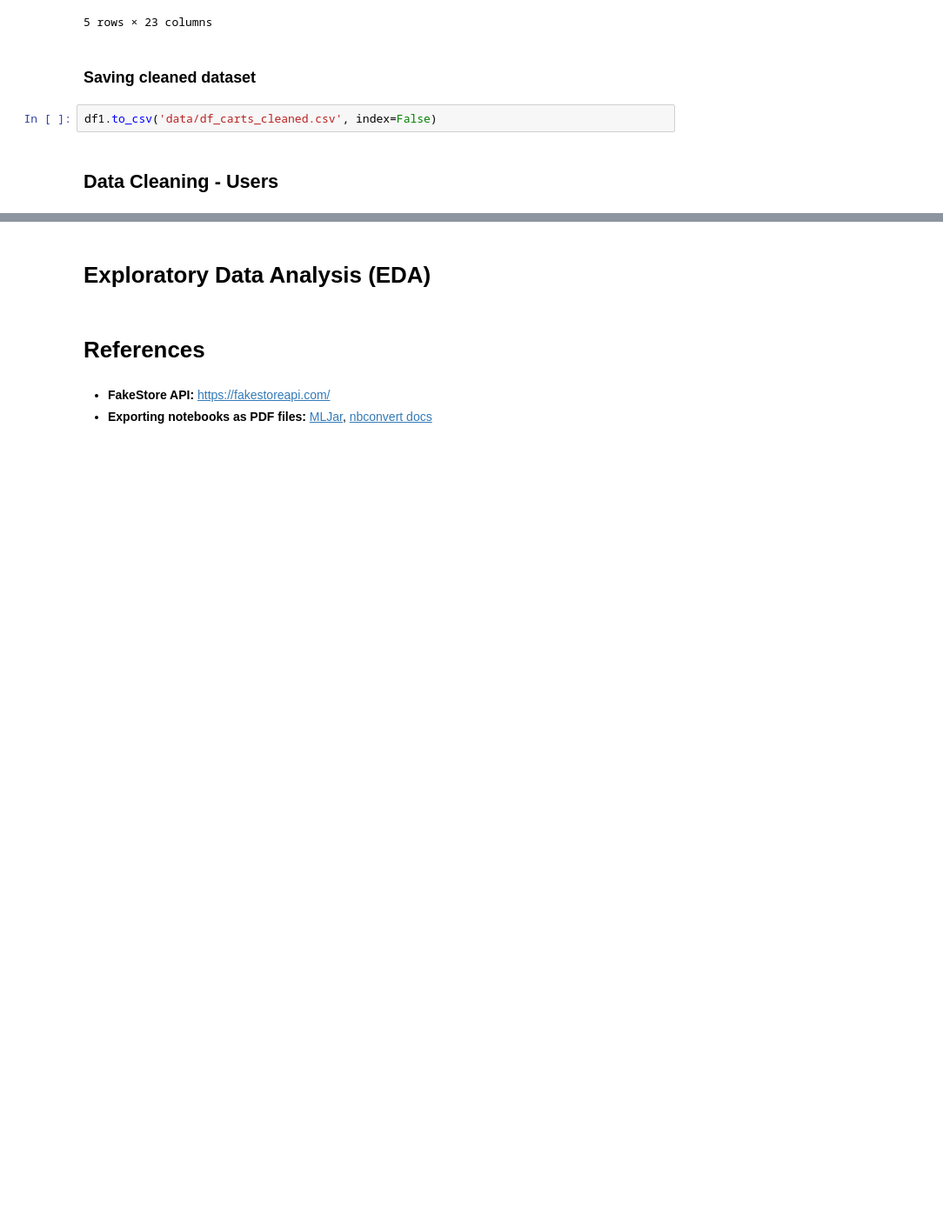
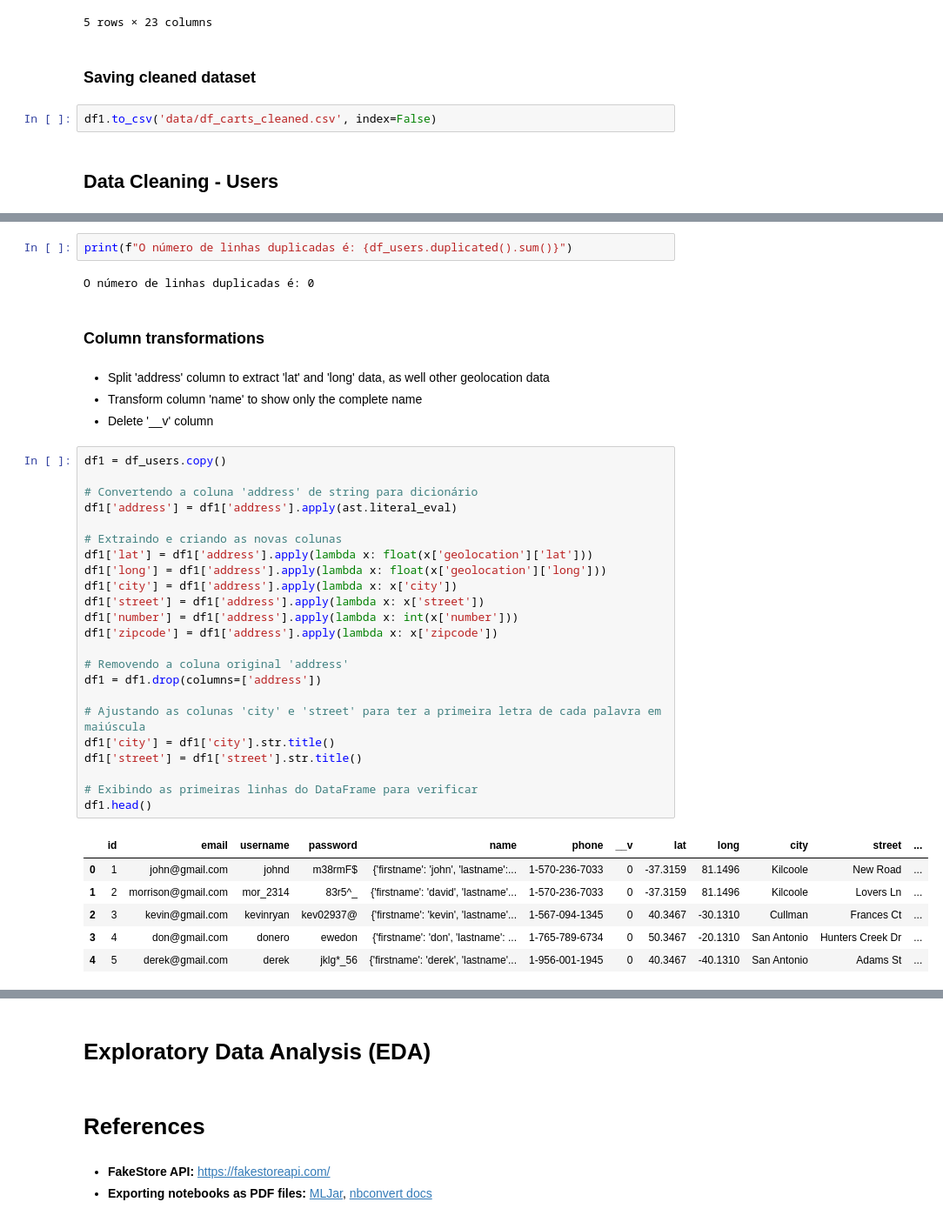
Before and after one commit to joaomj/api_data_analysis, a Jupyter notebook: notebook_eda.ipynb, the cells around one changed output, grey strips where cells are left out. Shown at 87% size. Saved outputs shown, nothing was run; the diff lists cells and outputs as text; blank space fills up the shorter version.

Commit message:
data cleaning - df_users concluído

```diff
--- a/notebook_eda.ipynb
+++ b/notebook_eda.ipynb
@@ -322,0 +379,40 @@ df1.to_csv('data/df_carts_cleaned.csv', index=False)
+# %%
+print(f"O número de linhas duplicadas é: {df_users.duplicated().sum()}")
+# %% [output]
+O número de linhas duplicadas é: 0
+# %% [markdown]
+### Column transformations
+# %% [markdown]
+- Split 'address' column to extract 'lat' and 'long' data, as well other geolocation data
+- Transform column 'name' to show only the complete name
+- Delete '__v' column
+# %%
+df1 = df_users.copy()
+
+# Convertendo a coluna 'address' de string para dicionário
+df1['address'] = df1['address'].apply(ast.literal_eval)
+
+# Extraindo e criando as novas colunas
+df1['lat'] = df1['address'].apply(lambda x: float(x['geolocation']['lat']))
+df1['long'] = df1['address'].apply(lambda x: float(x['geolocation']['long']))
+df1['city'] = df1['address'].apply(lambda x: x['city'])
+df1['street'] = df1['address'].apply(lambda x: x['street'])
+df1['number'] = df1['address'].apply(lambda x: int(x['number']))
+df1['zipcode'] = df1['address'].apply(lambda x: x['zipcode'])
+
+# Removendo a coluna original 'address'
+df1 = df1.drop(columns=['address'])
+
+# Ajustando as colunas 'city' e 'street' para ter a primeira letra de cada palavra em maiúscula
+df1['city'] = df1['city'].str.title()
+df1['street'] = df1['street'].str.title()
+
+# Exibindo as primeiras linhas do DataFrame para verificar
+df1.head()
+# %% [output]
+|  | id | email | username | password | name | phone | __v | lat | long | city | street | ... |
+| 0 | 1 | john@gmail.com | johnd | m38rmF$ | {'firstname': 'john', 'lastname':... | 1-570-236-7033 | 0 | -37.3159 | 81.1496 | Kilcoole | New Road | ... |
+| 1 | 2 | morrison@gmail.com | mor_2314 | 83r5^_ | {'firstname': 'david', 'lastname'... | 1-570-236-7033 | 0 | -37.3159 | 81.1496 | Kilcoole | Lovers Ln | ... |
+| 2 | 3 | kevin@gmail.com | kevinryan | kev02937@ | {'firstname': 'kevin', 'lastname'... | 1-567-094-1345 | 0 | 40.3467 | -30.1310 | Cullman | Frances Ct | ... |
+| 3 | 4 | don@gmail.com | donero | ewedon | {'firstname': 'don', 'lastname': ... | 1-765-789-6734 | 0 | 50.3467 | -20.1310 | San Antonio | Hunters Creek Dr | ... |
+| 4 | 5 | derek@gmail.com | derek | jklg*_56 | {'firstname': 'derek', 'lastname'... | 1-956-001-1945 | 0 | 40.3467 | -40.1310 | San Antonio | Adams St | ... |
```
Also changed, not shown: parts of 11 cells of this notebook.
